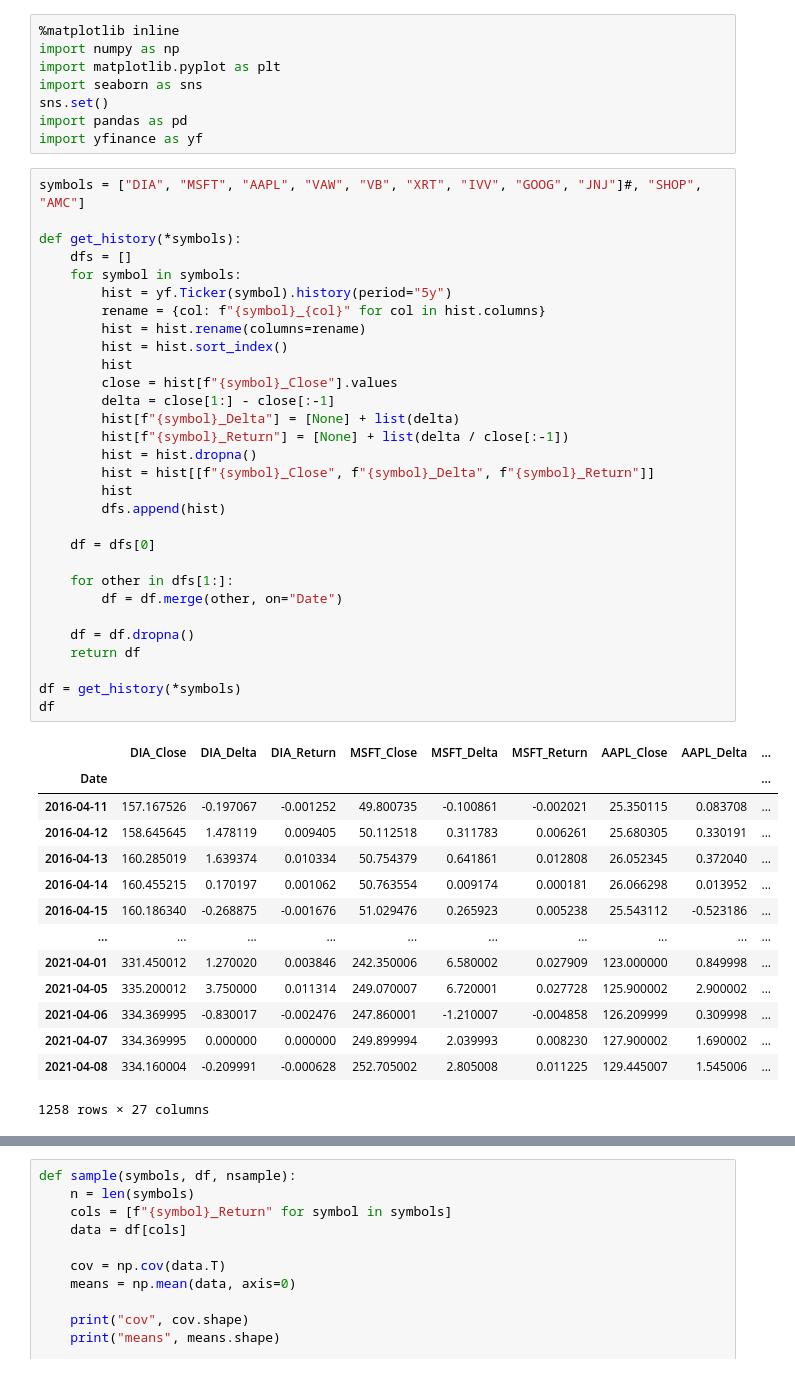
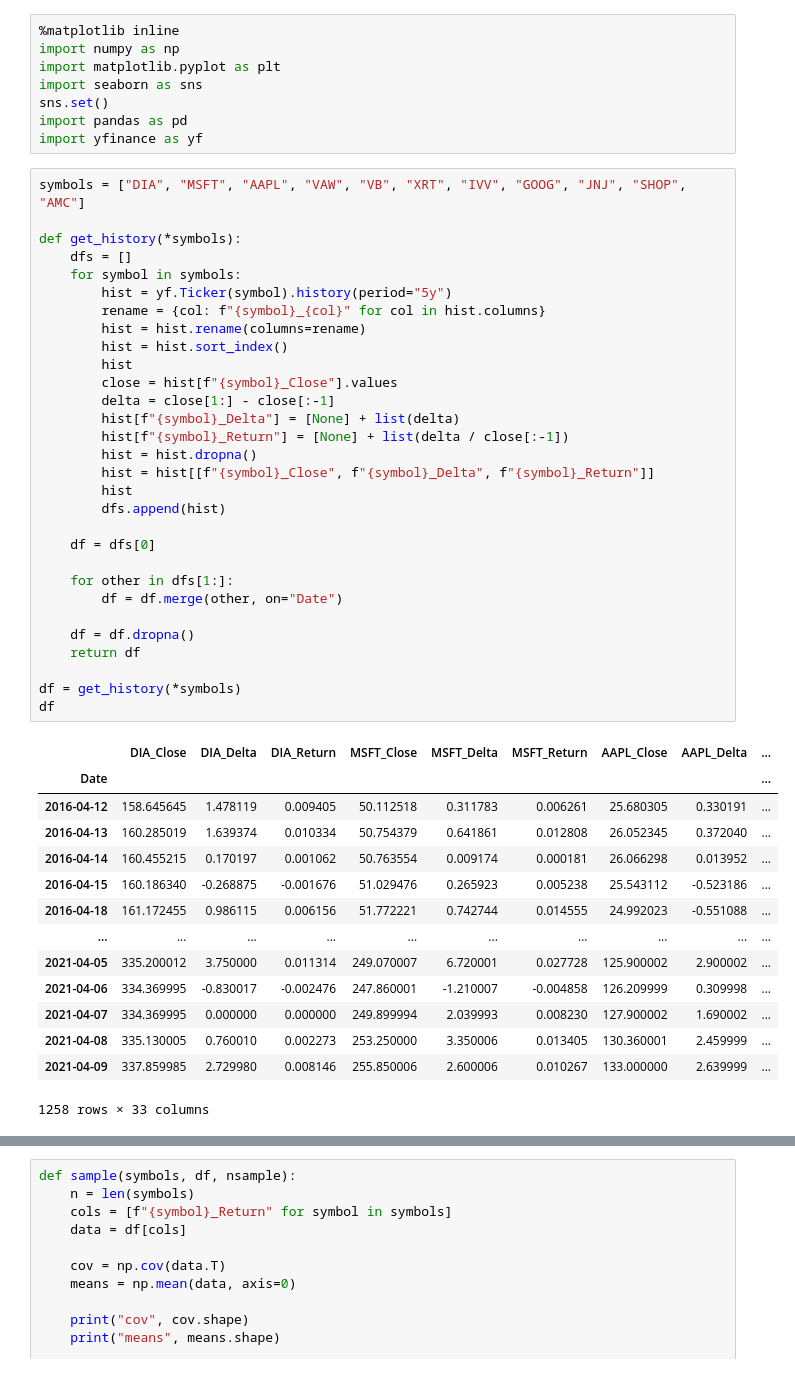
Before and after one commit to jmf1sh/jmf1sh.github.io, a Jupyter notebook: notebooks/2021-04-08-portfolio.ipynb, the cells around one changed output, grey strips where cells are left out. Cells and saved outputs as stored; diff of their text form.

```diff
--- a/notebooks/2021-04-08-portfolio.ipynb
+++ b/notebooks/2021-04-08-portfolio.ipynb
@@ -7,47 +7,47 @@ sns.set()
 import pandas as pd
 import yfinance as yf
 # %%
-symbols = ["DIA", "MSFT", "AAPL", "VAW", "VB", "XRT", "IVV", "GOOG", "JNJ"]#, "SHOP", "AMC"]
+symbols = ["DIA", "MSFT", "AAPL", "VAW", "VB", "XRT", "IVV", "GOOG", "JNJ", "SHOP", "AMC"]
 
 def get_history(*symbols):
     dfs = []
     for symbol in symbols:
         hist = yf.Ticker(symbol).history(period="5y")
         rename = {col: f"{symbol}_{col}" for col in hist.columns}
         hist = hist.rename(columns=rename)
         hist = hist.sort_index()
         hist
         close = hist[f"{symbol}_Close"].values
         delta = close[1:] - close[:-1]
         hist[f"{symbol}_Delta"] = [None] + list(delta)
         hist[f"{symbol}_Return"] = [None] + list(delta / close[:-1])
         hist = hist.dropna()
         hist = hist[[f"{symbol}_Close", f"{symbol}_Delta", f"{symbol}_Return"]]
         hist
         dfs.append(hist)
 
     df = dfs[0]
 
     for other in dfs[1:]:
         df = df.merge(other, on="Date")
 
     df = df.dropna()
     return df
 
 df = get_history(*symbols)
 df
 # %% [output]
 |  | DIA_Close | DIA_Delta | DIA_Return | MSFT_Close | MSFT_Delta | MSFT_Return | AAPL_Close | AAPL_Delta | ... |
 | Date |  |  |  |  |  |  |  |  | ... |
-| 2016-04-11 | 157.167526 | -0.197067 | -0.001252 | 49.800735 | -0.100861 | -0.002021 | 25.350115 | 0.083708 | ... |
 | 2016-04-12 | 158.645645 | 1.478119 | 0.009405 | 50.112518 | 0.311783 | 0.006261 | 25.680305 | 0.330191 | ... |
 | 2016-04-13 | 160.285019 | 1.639374 | 0.010334 | 50.754379 | 0.641861 | 0.012808 | 26.052345 | 0.372040 | ... |
 | 2016-04-14 | 160.455215 | 0.170197 | 0.001062 | 50.763554 | 0.009174 | 0.000181 | 26.066298 | 0.013952 | ... |
 | 2016-04-15 | 160.186340 | -0.268875 | -0.001676 | 51.029476 | 0.265923 | 0.005238 | 25.543112 | -0.523186 | ... |
+| 2016-04-18 | 161.172455 | 0.986115 | 0.006156 | 51.772221 | 0.742744 | 0.014555 | 24.992023 | -0.551088 | ... |
 | ... | ... | ... | ... | ... | ... | ... | ... | ... | ... |
-| 2021-04-01 | 331.450012 | 1.270020 | 0.003846 | 242.350006 | 6.580002 | 0.027909 | 123.000000 | 0.849998 | ... |
 | 2021-04-05 | 335.200012 | 3.750000 | 0.011314 | 249.070007 | 6.720001 | 0.027728 | 125.900002 | 2.900002 | ... |
 | 2021-04-06 | 334.369995 | -0.830017 | -0.002476 | 247.860001 | -1.210007 | -0.004858 | 126.209999 | 0.309998 | ... |
 | 2021-04-07 | 334.369995 | 0.000000 | 0.000000 | 249.899994 | 2.039993 | 0.008230 | 127.900002 | 1.690002 | ... |
-| 2021-04-08 | 334.160004 | -0.209991 | -0.000628 | 252.705002 | 2.805008 | 0.011225 | 129.445007 | 1.545006 | ... |
+| 2021-04-08 | 335.130005 | 0.760010 | 0.002273 | 253.250000 | 3.350006 | 0.013405 | 130.360001 | 2.459999 | ... |
+| 2021-04-09 | 337.859985 | 2.729980 | 0.008146 | 255.850006 | 2.600006 | 0.010267 | 133.000000 | 2.639999 | ... |
-1258 rows × 27 columns
+1258 rows × 33 columns
```
Also changed, not shown: parts of 1 cell of this notebook.
